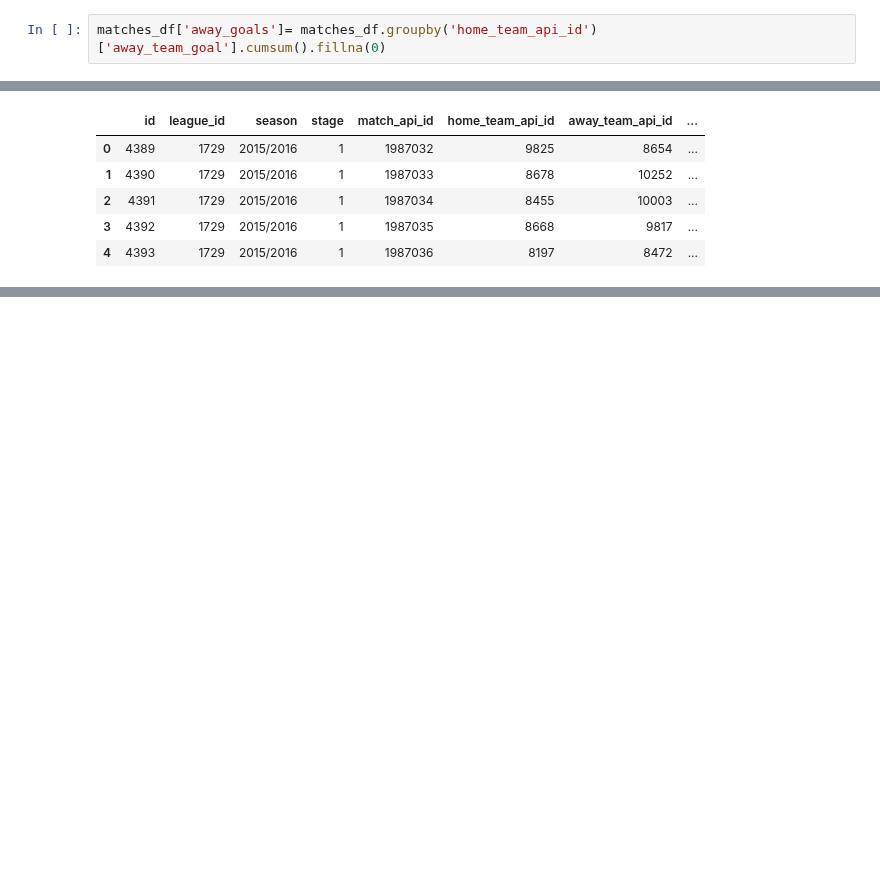
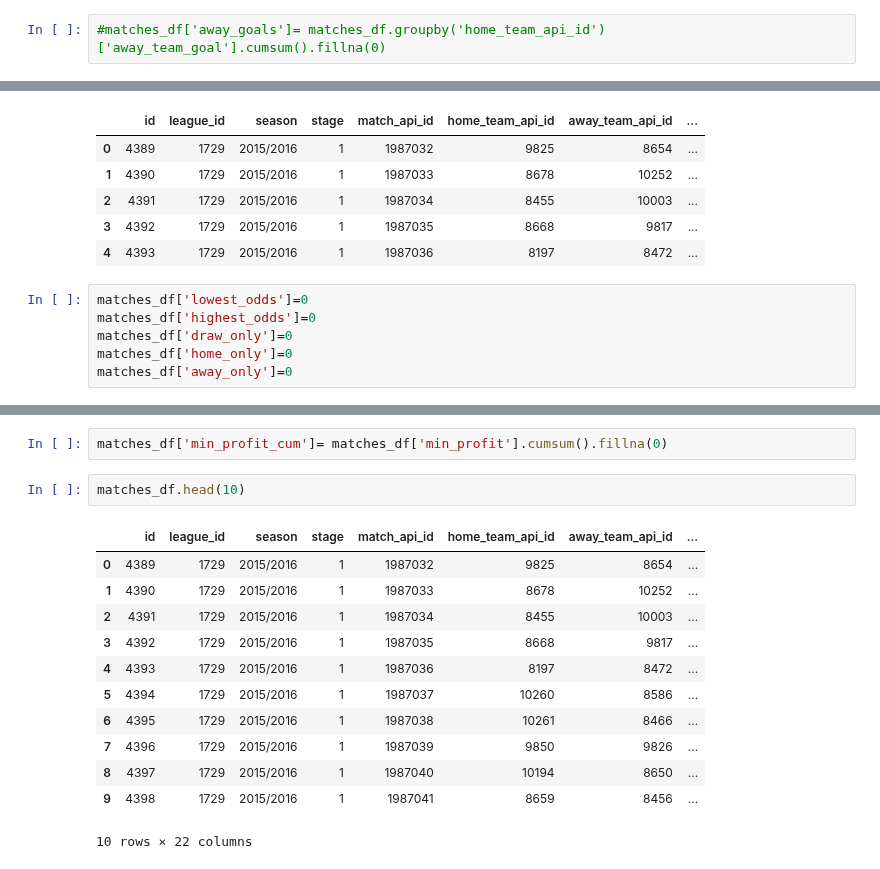
Before and after one commit to georgebrockman/beatthebookies, a Jupyter notebook: beatthebookies/notebooks/nico_explore.ipynb, the cells around one changed output, grey strips where cells are left out. Drawn from its saved outputs; the diff is of its cells as text; blank space fills up the shorter version.

```diff
--- a/beatthebookies/notebooks/nico_explore.ipynb
+++ b/beatthebookies/notebooks/nico_explore.ipynb
@@ -34,3 +34,3 @@ matches_df['home_goals']= matches_df.groupby('home_team_api_id')['home_team_goal
 # %%
-matches_df['away_goals']= matches_df.groupby('home_team_api_id')['away_team_goal'].cumsum().fillna(0)
+#matches_df['away_goals']= matches_df.groupby('home_team_api_id')['away_team_goal'].cumsum().fillna(0)
 # %%
@@ -82,3 +77,9 @@ matches_df.head(5)
 | 2 | 4391 | 1729 | 2015/2016 | 1 | 1987034 | 8455 | 10003 | ... |
 | 3 | 4392 | 1729 | 2015/2016 | 1 | 1987035 | 8668 | 9817 | ... |
 | 4 | 4393 | 1729 | 2015/2016 | 1 | 1987036 | 8197 | 8472 | ... |
+# %%
+matches_df['lowest_odds']=0
+matches_df['highest_odds']=0
+matches_df['draw_only']=0
+matches_df['home_only']=0
+matches_df['away_only']=0
@@ -84,0 +103,17 @@ matches_df.head(5)
+# %%
+matches_df['min_profit_cum']= matches_df['min_profit'].cumsum().fillna(0)
+# %%
+matches_df.head(10)
+# %% [output]
+|  | id | league_id | season | stage | match_api_id | home_team_api_id | away_team_api_id | ... |
+| 0 | 4389 | 1729 | 2015/2016 | 1 | 1987032 | 9825 | 8654 | ... |
+| 1 | 4390 | 1729 | 2015/2016 | 1 | 1987033 | 8678 | 10252 | ... |
+| 2 | 4391 | 1729 | 2015/2016 | 1 | 1987034 | 8455 | 10003 | ... |
+| 3 | 4392 | 1729 | 2015/2016 | 1 | 1987035 | 8668 | 9817 | ... |
+| 4 | 4393 | 1729 | 2015/2016 | 1 | 1987036 | 8197 | 8472 | ... |
+| 5 | 4394 | 1729 | 2015/2016 | 1 | 1987037 | 10260 | 8586 | ... |
+| 6 | 4395 | 1729 | 2015/2016 | 1 | 1987038 | 10261 | 8466 | ... |
+| 7 | 4396 | 1729 | 2015/2016 | 1 | 1987039 | 9850 | 9826 | ... |
+| 8 | 4397 | 1729 | 2015/2016 | 1 | 1987040 | 10194 | 8650 | ... |
+| 9 | 4398 | 1729 | 2015/2016 | 1 | 1987041 | 8659 | 8456 | ... |
+10 rows × 22 columns
```
Also changed, not shown: parts of 32 cells of this notebook.
